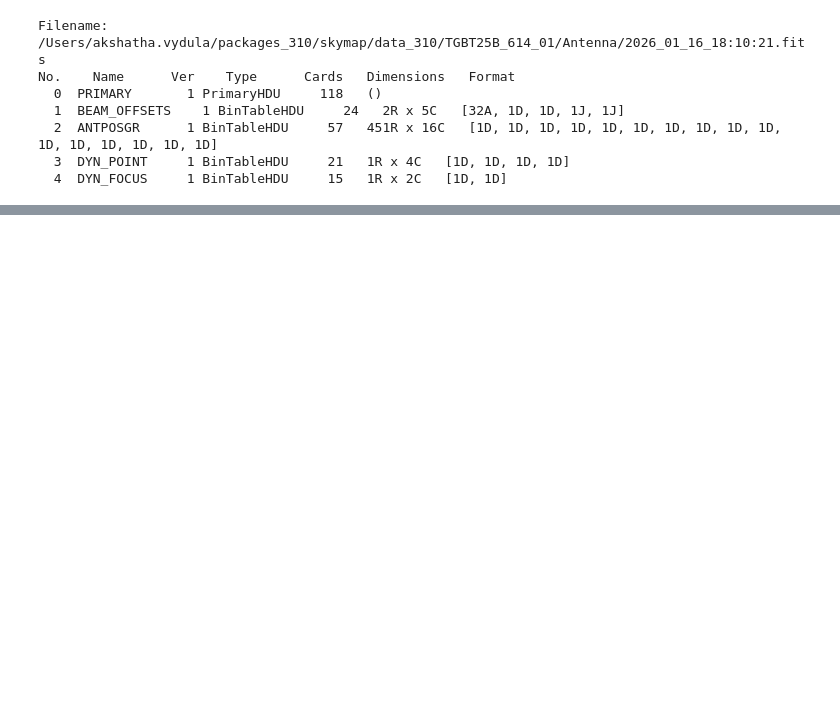
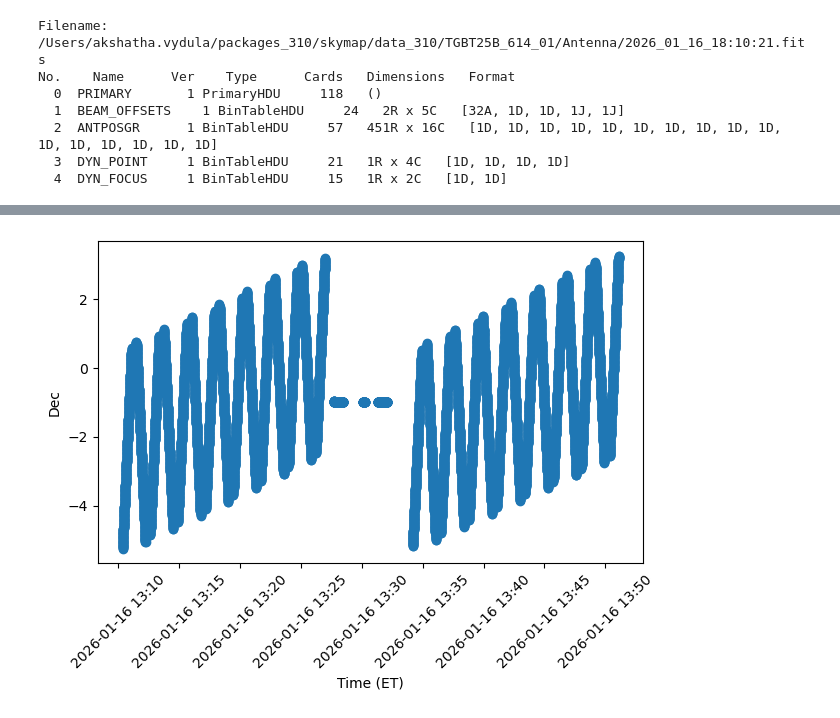
Before and after one commit to akvydula/skymap, a Jupyter notebook: notebooks/pointing_data_tests.ipynb, the cells around one changed output, grey strips where cells are left out. Saved outputs shown, nothing was run; the diff lists cells and outputs as text; code cells hidden in the pictures; blank space fills up the shorter version.

```diff
--- a/notebooks/pointing_data_tests.ipynb
+++ b/notebooks/pointing_data_tests.ipynb
@@ -81 +55,20 @@ plt.show()
+# %%
+from skymap.utils import mjd_utc_to_et
+import matplotlib.dates as mdates
+
+# Convert MJD (UTC) to Eastern Time for the x-axis
+t_et = mjd_utc_to_et(pointing_data.dmjd)
+
+plt.figure()
+plt.plot(t_et, pointing_data.dec, 'o')
+ax = plt.gca()
+ax.xaxis.set_major_formatter(mdates.DateFormatter('%Y-%m-%d %H:%M', tz=t_et.flat[0].tzinfo))
+ax.xaxis.set_major_locator(mdates.AutoDateLocator())
+plt.xticks(rotation=45)
+plt.xlabel('Time (ET)')
+plt.ylabel('Dec')
+plt.tight_layout()
+plt.show()
+# %% [output]
+[figure, added]
 # %%
```
Also changed, not shown: parts of 26 cells of this notebook, 4 other files.
